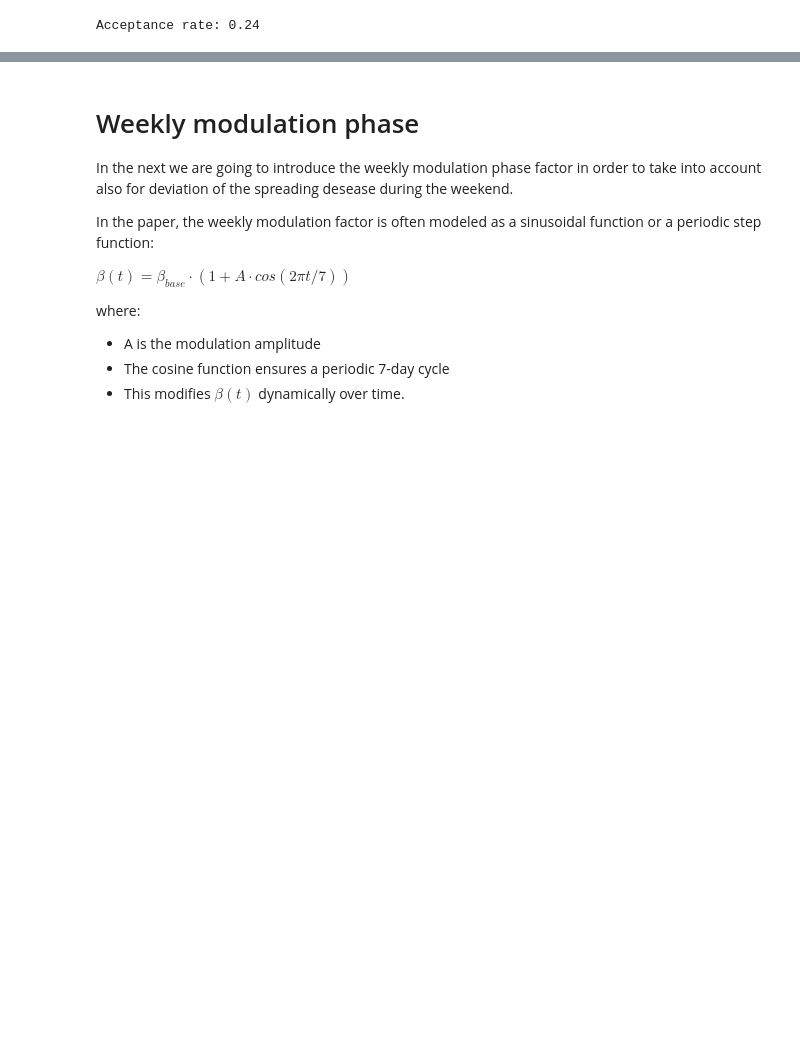
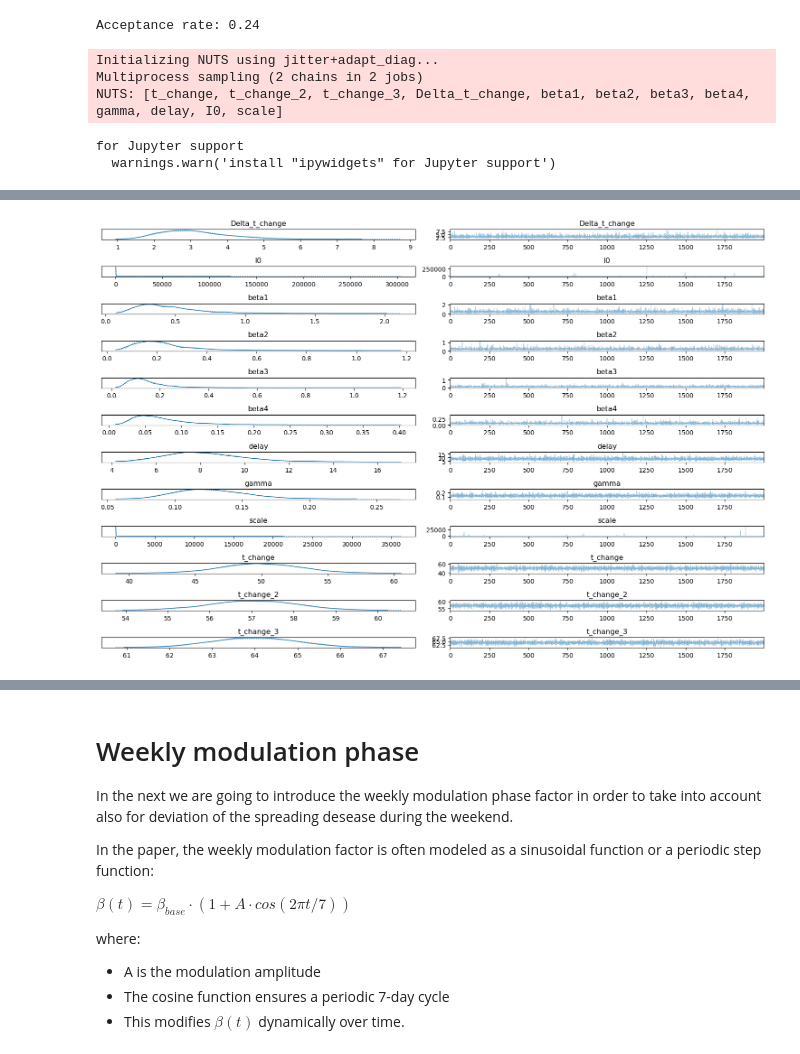
Before and after one commit to adadiorio/InformationTheory_Project, a Jupyter notebook: SIR_model_restricted.ipynb, the cells around one changed output, grey strips where cells are left out. Saved outputs shown, nothing was run; the diff lists cells and outputs as text; code cells hidden in the pictures; blank space fills up the shorter version.

```diff
--- a/SIR_model_restricted.ipynb
+++ b/SIR_model_restricted.ipynb
@@ -526,7 +526,7 @@ with pm.Model() as model:
     beta1 = pm.Lognormal("beta1", mu=mu_beta, sigma=sigma_beta)
     beta2 = pm.Lognormal("beta2", mu=mu_beta_2, sigma=sigma_beta_2)
     beta3 = pm.Lognormal("beta3", mu=mu_beta_3, sigma=sigma_beta_3)
-    beta4 = pm.Lognormal("beta2", mu=mu_beta_4, sigma=sigma_beta_4)
+    beta4 = pm.Lognormal("beta4", mu=mu_beta_4, sigma=sigma_beta_4)
     gamma = pm.Lognormal("gamma", mu=mu_gamma, sigma=sigma_gamma)
     delay = pm.Lognormal("delay", mu=mu_delay, sigma=sigma_delay)
     # Simulation of the transition of beta at the changing point
@@ -550,3 +550,9 @@ with pm.Model() as model:
 pm.plot_trace(trace, figsize = (15, 10))
 plt.tight_layout()
 plt.show()
+# %% [output]
+Initializing NUTS using jitter+adapt_diag...
+Multiprocess sampling (2 chains in 2 jobs)
+NUTS: [t_change, t_change_2, t_change_3, Delta_t_change, beta1, beta2, beta3, beta4, gamma, delay, I0, scale]
+for Jupyter support
+  warnings.warn('install "ipywidgets" for Jupyter support')
@@ -553,3 +563,4 @@ plt.show()
+[figure, added]
 # %%
 # Extract chains for each parameter
 beta1_samples = param_chain[:, 0]
```
Also changed, not shown: parts of 15 cells of this notebook.
